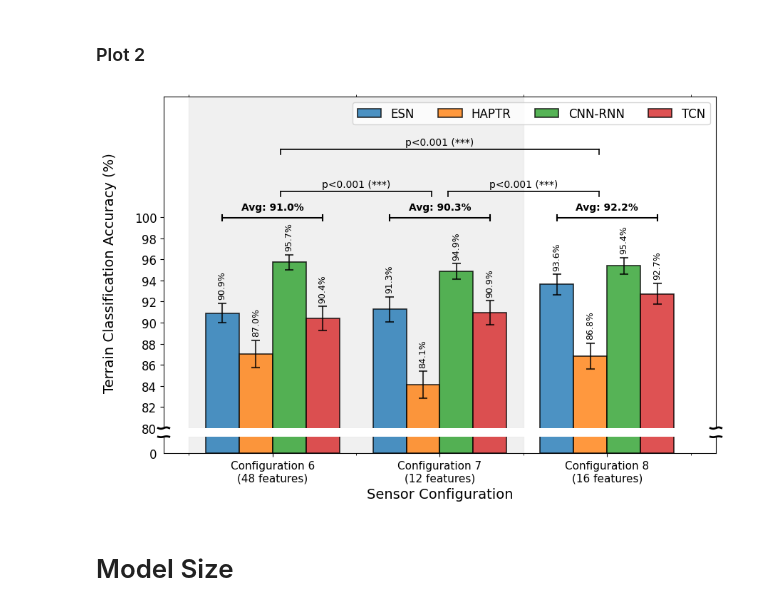
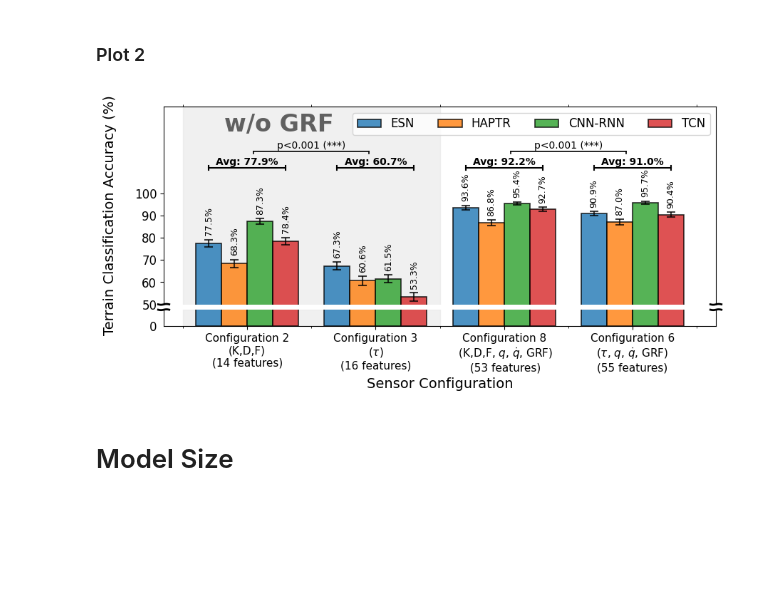
Before and after one commit to runjanna26/InteractiveSearchLocomotion, a Jupyter notebook: software/util/enviroment_classifier/version_5_esn_rr/classification_model_training/compare_for_paper.ipynb, the cells around one changed output. Cells and saved outputs as stored; diff of their text form; code cells hidden in the pictures; blank space fills up the shorter version.

Commit message:
plot accuracy bars

```diff
--- a/software/util/enviroment_classifier/version_5_esn_rr/classification_model_training/compare_for_paper.ipynb
+++ b/software/util/enviroment_classifier/version_5_esn_rr/classification_model_training/compare_for_paper.ipynb
@@ -297,17 +297,19 @@ TERRAIN_LABELS = {
 
 # Define a list of ALL the different sensor configurations you want to test
 sensor_list = [
-    ['joint_torque_fb', 'foot_force', 'joint_angle_fb', 'joint_velocity_fb'],
-    ['joint_stiffness_fb', 'joint_damping_fb', 'joint_torque_ff_fb', 'foot_force', 'joint_angle_fb', 'joint_velocity_fb'],
-    ['leg_stiffness', 'leg_damping', 'leg_torque_feedforward', 'foot_force', 'joint_angle_fb', 'joint_velocity_fb'],
-    # ['joint_stiffness_fb', 'joint_damping_fb', 'joint_torque_ff_fb'],
-    # ['leg_stiffness', 'leg_damping', 'leg_torque_feedforward'],
+	# ['joint_stiffness_fb', 'joint_damping_fb', 'joint_torque_ff_fb'], # config_1
+	['leg_stiffness', 'leg_damping', 'leg_torque_feedforward'], # config_2
+	['joint_torque_fb'],	# config_3
+
+    # ['joint_stiffness_fb', 'joint_damping_fb', 'joint_torque_ff_fb', 'foot_force', 'joint_angle_fb', 'joint_velocity_fb'],  # config_7
+    ['leg_stiffness', 'leg_damping', 'leg_torque_feedforward', 'foot_force', 'joint_angle_fb', 'joint_velocity_fb'],  # config_8
+    ['joint_torque_fb', 'foot_force', 'joint_angle_fb', 'joint_velocity_fb'],  # config_6
+
 ]
 
 
-# The 5 sensor configurations
-# model_list = ['config_1', 'config_2', 'config_3', 'config_4', 'config_5']
-model_list = ['config_6', 'config_7', 'config_8']
+# The sensor configurations
+model_list = ['config_2', 'config_3', 'config_8', 'config_6']
 model_arch_list = ['esn', 'haptr', 'cnn_rnn', 'tcn']
 model_arch_obj_list = {}
 for model_arch in model_arch_list:
@@ -530,9 +607,13 @@ styles = {
 }
 
 config_mapping = {
-    'config_6': 'Configuration 6\n(48 features)',
-    'config_7': 'Configuration 7\n(12 features)',
-    'config_8': 'Configuration 8\n(16 features)',
+    # 'config_1': 'Configuration 1\n(48 features)',
+
+    # 'config_7': 'Configuration 7\n(12 features)',
+    'config_2': 'Configuration 2\n(K,D,F)\n(14 features)',
+    'config_3': 'Configuration 3\n($\\tau$)\n(16 features)',
+    'config_6': 'Configuration 6\n($\\tau$, $q$, $\\dot{q}$, GRF)\n(55 features)',
+    'config_8': 'Configuration 8\n (K,D,F, $q$, $\\dot{q}$, GRF)\n (53 features)',
 }
 
 
@@ -552,7 +633,7 @@ model_colors = [styles[model]['color'] for model in df_mean.columns]
 # 3. SETUP BROKEN AXIS (ax1 = Top, ax2 = Bottom)
 # ==========================================
 # We use gridspec to make the top plot larger to hold the brackets
-fig, (ax1, ax2) = plt.subplots(2, 1, sharex=True, figsize=(10, 6.5), gridspec_kw={'height_ratios': [20, 1]})
+fig, (ax1, ax2) = plt.subplots(2, 1, sharex=True, figsize=(10, 4), gridspec_kw={'height_ratios': [12, 1]})
 fig.subplots_adjust(hspace=0.05)  # Minimize space between the two axes
 
 group_width = 0.8
@@ -642,7 +723,7 @@ bracket_y_positions = []
 
 global_max_h = max([df_mean.iloc[i, j] + df_std.iloc[i, j] for i in range(len(df_mean)) for j in range(num_models)])
 # Set one universal bracket height for everything
-universal_bracket_y = global_max_h + 3.5
+universal_bracket_y = global_max_h + 15
 
 for i in range(len(df_mean)):
     left_x = i - (group_width / 2) + (bar_width / 2)
@@ -654,17 +735,18 @@ for i in range(len(df_mean)):
     bracket_y_positions.append(bracket_y)
 
     ax1.plot([left_x , right_x], [bracket_y, bracket_y], color='black', lw=1.5)
-    ax1.plot([left_x, left_x], [bracket_y - 0.25, bracket_y + 0.25], color='black', lw=1.5)
-    ax1.plot([right_x, right_x], [bracket_y - 0.25, bracket_y + 0.25], color='black', lw=1.5)
+    ax1.plot([left_x, left_x], [bracket_y - 0.008*bracket_y, bracket_y + 0.008*bracket_y], color='black', lw=1.5)
+    ax1.plot([right_x, right_x], [bracket_y - 0.008*bracket_y, bracket_y + 0.008*bracket_y], color='black', lw=1.5)
 
     avg_val = df_mean.iloc[i].mean()
     ax1.text(i, bracket_y + 0.5, f"Avg: {avg_val:.1f}%", ha='center', va='bottom', fontsize=10, fontweight='bold', color='black')
 
-comparisons = [(0, 1), (0, 2), (1, 2)]
-config_files = ['config_6', 'config_7', 'config_8']
+comparisons = []
+comparisons = [(0, 1), (2, 3)]
+config_files = model_list
 
 # Scaled down padding and step sizes
-base_overbrace_y = max(bracket_y_positions) + 2.5
+base_overbrace_y = max(bracket_y_positions) + 7.5
 y_step = 2.0
 max_used_y = base_overbrace_y
 
@@ -695,8 +777,8 @@ for (idx1, idx2) in comparisons:
         max_used_y = current_overbrace_y
 
     ax1.plot([idx1+0.05, idx2-0.05], [current_overbrace_y, current_overbrace_y], color='black', lw=1.2)
-    ax1.plot([idx1+0.05, idx1+0.05], [current_overbrace_y - 0.5, current_overbrace_y], color='black', lw=1.2)
-    ax1.plot([idx2-0.05, idx2-0.05], [current_overbrace_y - 0.5, current_overbrace_y], color='black', lw=1.2)
+    ax1.plot([idx1+0.05, idx1+0.05], [current_overbrace_y - 0.01*current_overbrace_y, current_overbrace_y], color='black', lw=1.2)
+    ax1.plot([idx2-0.05, idx2-0.05], [current_overbrace_y - 0.01*current_overbrace_y, current_overbrace_y], color='black', lw=1.2)
 
     ax1.text((idx1 + idx2) / 2, current_overbrace_y + 0.2, p_text, ha='center', va='bottom', fontsize=10, color='black')
 
@@ -705,37 +787,37 @@ for (idx1, idx2) in comparisons:
 # ==========================================
 # Dynamic upper limit based on the top-most bracket
 # ax1.set_ylim(ax1_bottom_limit, max_used_y + 1.5)
-ax1.set_ylim(ax1_bottom_limit, max_used_y + 5.0)
+ax1.set_ylim(ax1_bottom_limit, max_used_y + 20.0)
 # Ticks for 0-10
 ax2.set_yticks([0, 10])
 ax2.set_yticklabels(['0', ''], fontsize=12)
 
 # Ticks for 88-100 (Steps of 2 for granularity)
-ax1_yticks = np.arange(80, 101, 2)
+ax1_yticks = np.arange(50, 101, 10)
 ax1.set_yticks(ax1_yticks)
 ax1.set_yticklabels([str(tick) for tick in ax1_yticks], fontsize=12)
 
 # --- ADD THESE TWO LINES TO DISABLE Y-AXIS DASHES ---
 ax1.tick_params(axis='y', left=True)
 ax2.tick_params(axis='y', left=False)
 ax1.tick_params(axis='x', top=False)
 ax2.tick_params(axis='x', top=False)
 
 # x=0.5 centers it between Config 1 and Config 2. max_used_y + 3.5 puts it near the top.
-# ax1.text(0.5, max_used_y + 2.5, "OAIC", ha='center', va='center', fontsize=24, fontweight='bold', color='black', alpha=0.6)
+ax1.text(0.25, max_used_y + 12, "w/o GRF", ha='center', va='center', fontsize=24, fontweight='bold', color='black', alpha=0.6)
 # ------------------------------------------------------------
 
 fig.supylabel('Terrain Classification Accuracy (%)', fontsize=14, x=0.04)
 ax2.set_xlabel('Sensor Configuration', fontsize=14)
 ax2.set_xticklabels(df_mean.index, rotation=0, fontsize=11)
 
 ax1.set_ylabel('')
 ax2.set_ylabel('')
 
 plt.savefig('accuracy_barchart_zoomed.png', dpi=500, bbox_inches='tight')
 plt.show()
 # %% [output]
-[figure, old version]
+[figure, new version]
 # %% [markdown]
 # Model Size
 # %%
```
Also changed, not shown: parts of 4 cells of this notebook, 7 other files.
